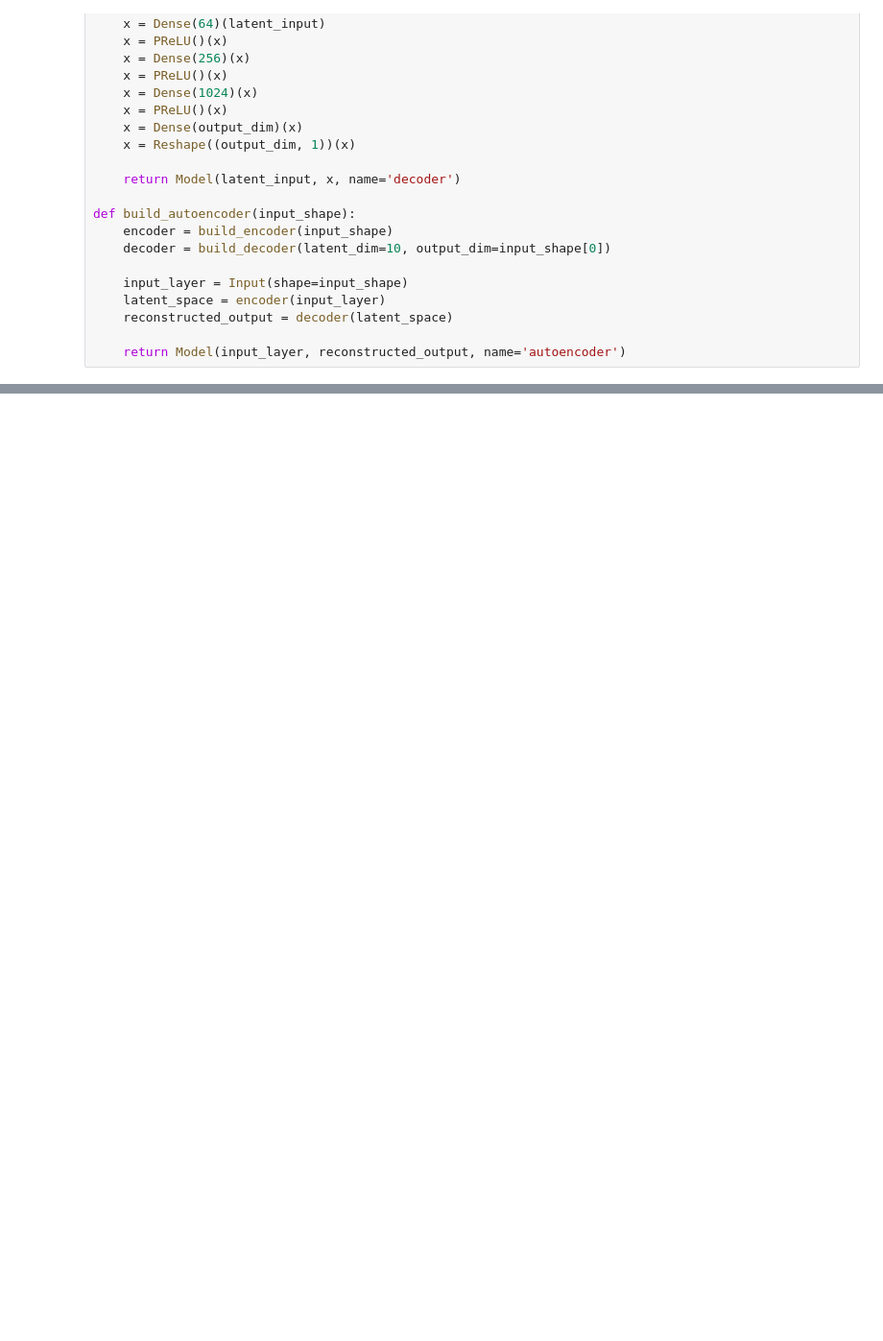
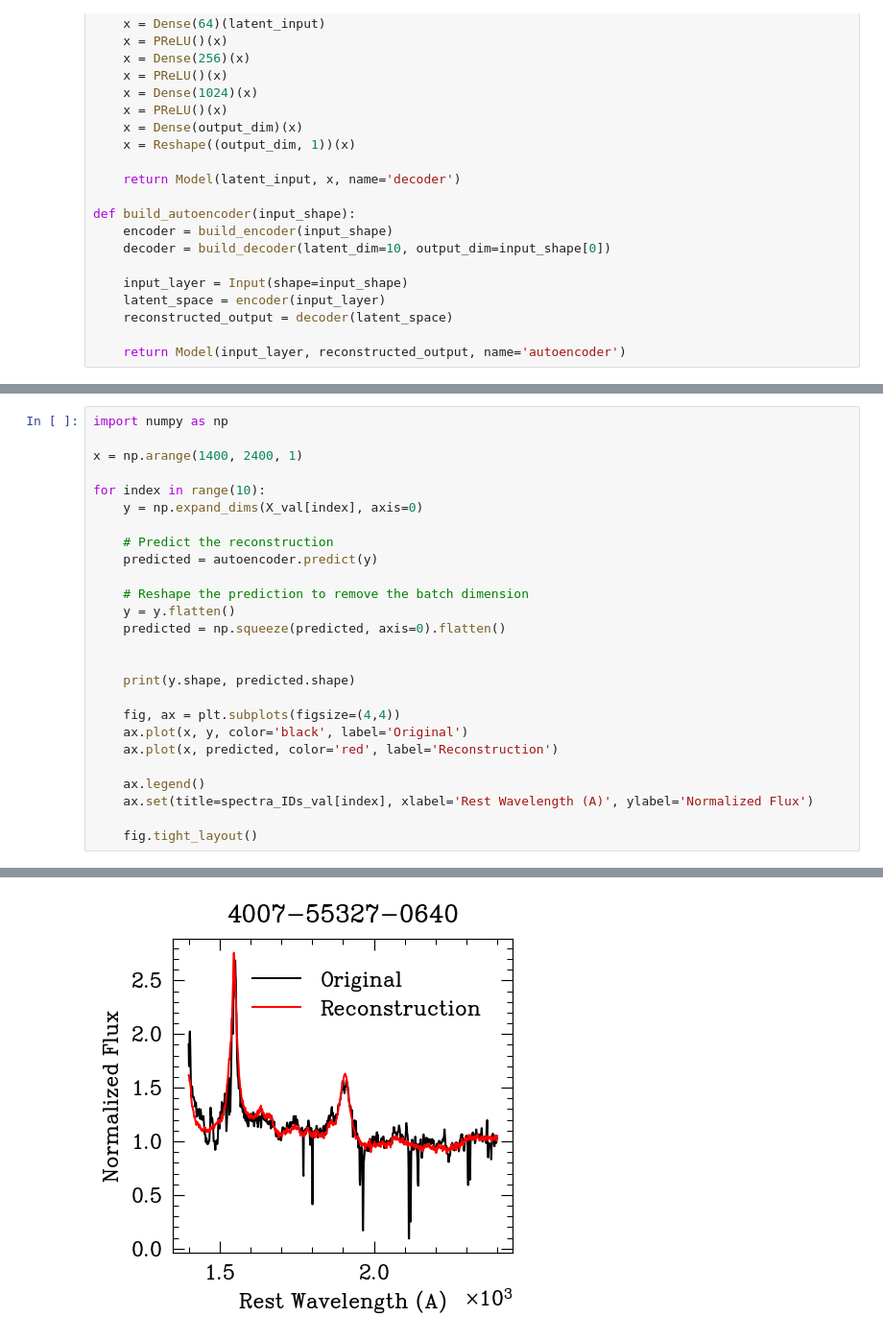
Before and after one commit to thissop/AGN-UMAP, a Jupyter notebook: code/monthly/july2024/wk4/sdss/code/tf-approach.ipynb, the cells around one changed output, grey strips where cells are left out. Shown at 96% size. Drawn from its saved outputs; the diff is of its cells as text; blank space fills up the shorter version.

```diff
--- a/code/monthly/july2024/wk4/sdss/code/tf-approach.ipynb
+++ b/code/monthly/july2024/wk4/sdss/code/tf-approach.ipynb
@@ -111,0 +139,27 @@ plt.show()
+# %%
+import numpy as np
+
+x = np.arange(1400, 2400, 1)
+
+for index in range(10):
+    y = np.expand_dims(X_val[index], axis=0)
+
+    # Predict the reconstruction
+    predicted = autoencoder.predict(y)
+
+    # Reshape the prediction to remove the batch dimension
+    y = y.flatten()
+    predicted = np.squeeze(predicted, axis=0).flatten()
+
+
+    print(y.shape, predicted.shape)
+
+    fig, ax = plt.subplots(figsize=(4,4))
+    ax.plot(x, y, color='black', label='Original')
+    ax.plot(x, predicted, color='red', label='Reconstruction')
+
+    ax.legend()
+    ax.set(title=spectra_IDs_val[index], xlabel='Rest Wavelength (A)', ylabel='Normalized Flux')
+
+    fig.tight_layout()
+# %% [output]
@@ -111,0 +186 @@ plt.show()
+[figure, added]
```
Also changed, not shown: parts of 7 cells of this notebook.
